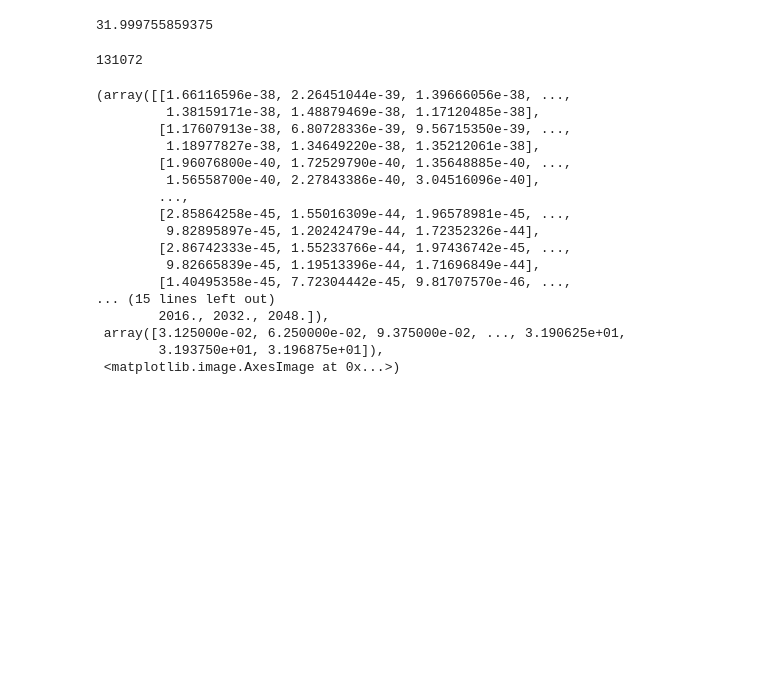
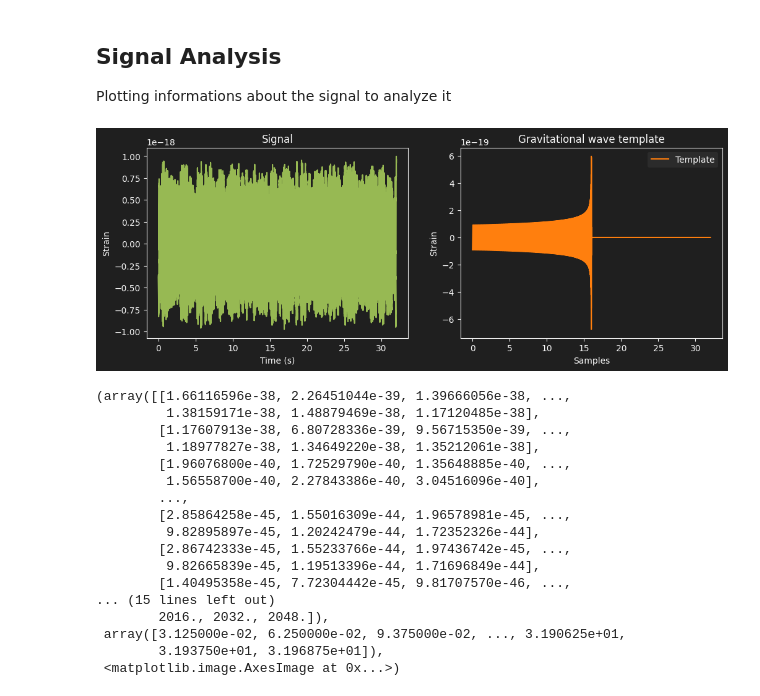
Before and after one commit to NunzioDA/EDSProjects, a Jupyter notebook: project_three/project_three.ipynb, the cells around one changed output. Drawn from its saved outputs; the diff is of its cells as text; code cells hidden in the pictures; blank space fills up the shorter version.

```diff
--- a/project_three/project_three.ipynb
+++ b/project_three/project_three.ipynb
@@ -31,9 +11,0 @@ template_length = len(template)
-# %%
-duration = time[-1] - time[0]  # Durata del segnale
-duration
-# %% [output]
-31.999755859375
-# %%
-len(strain)
-# %% [output]
-131072
@@ -40 +35,18 @@ len(strain)
+# %% [markdown]
+## Signal Analysis
+Plotting informations about the signal to analyze it
+# %%
+
+plot_settings.figure(figsize=(12,4))
+plot_settings.subplot(1,2,1,"Time (s)","Strain")
+plot_settings.title("Signal")
+
+plt.plot((time-time[0]), strain, label="Strain", color=plot_settings.color(4))
+
+plot_settings.subplot(1, 2, 2,"Samples", "Strain")
+plot_settings.title("Gravitational wave template")
+plt.plot(np.linspace(0,len(template)*dt,len(template)),template, label="Template", color=plot_settings.color(5))
+plot_settings.legend()
+# %% [output]
+[figure, added]
 # %%
```
Also changed, not shown: parts of 17 cells of this notebook.
